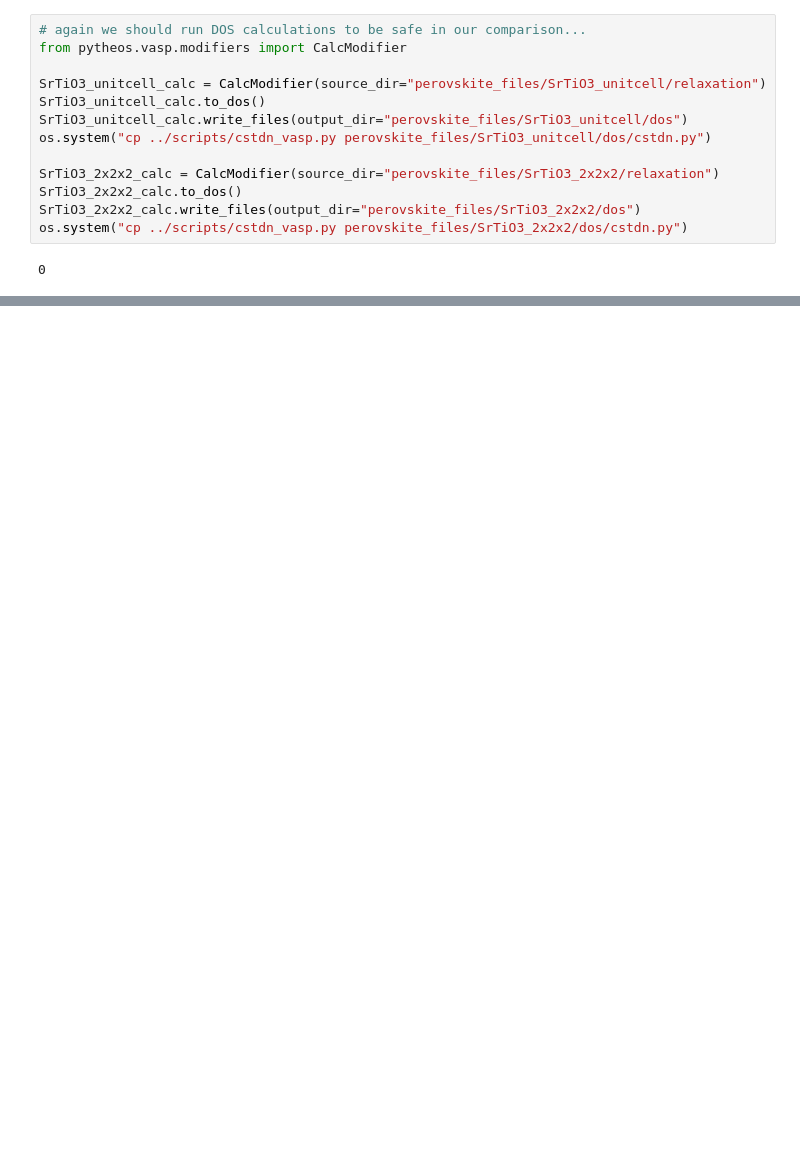
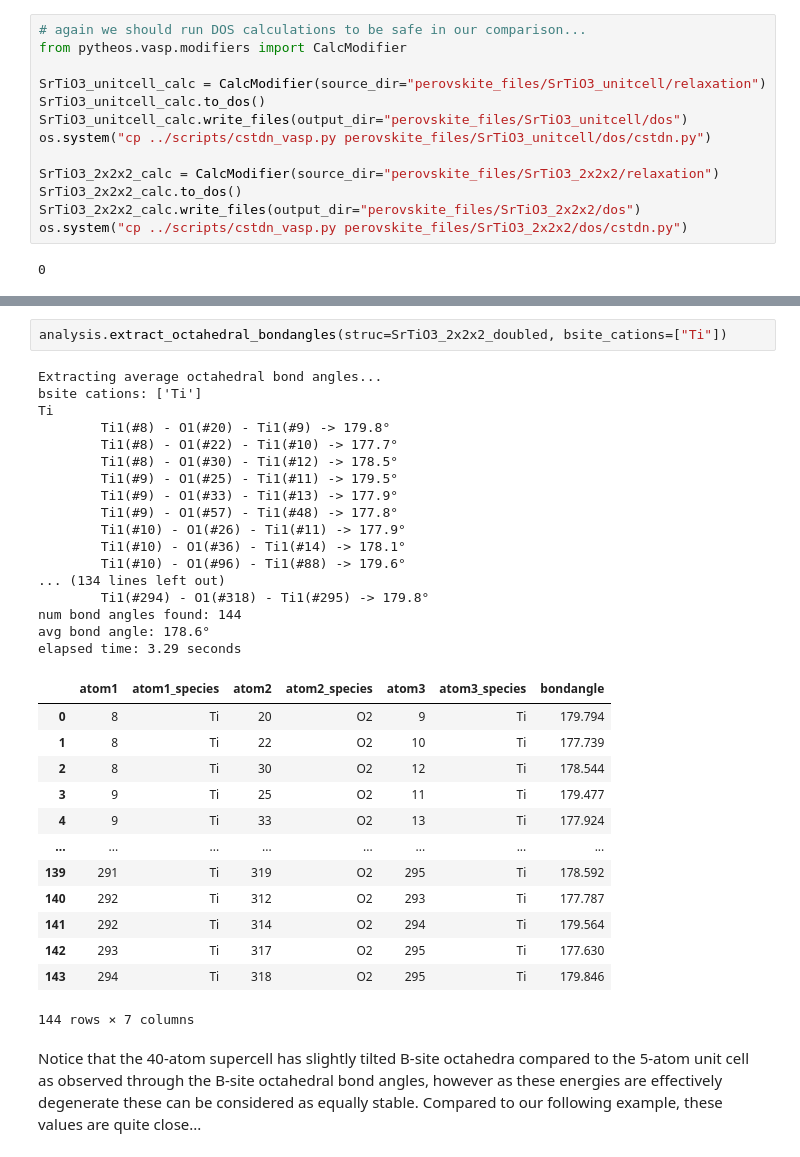
Before and after one commit to jsivak7/pytheos, a Jupyter notebook: examples/perovskite_symmetry_breaking.ipynb, the cells around one changed output, grey strips where cells are left out. Saved outputs shown, nothing was run; the diff lists cells and outputs as text; blank space fills up the shorter version.

```diff
--- a/examples/perovskite_symmetry_breaking.ipynb
+++ b/examples/perovskite_symmetry_breaking.ipynb
@@ -132,0 +175,35 @@ Index: []
+# %%
+analysis.extract_octahedral_bondangles(struc=SrTiO3_2x2x2_doubled, bsite_cations=["Ti"])
+# %% [output]
+Extracting average octahedral bond angles...
+bsite cations: ['Ti']
+Ti
+        Ti1(#8) - O1(#20) - Ti1(#9) -> 179.8°
+        Ti1(#8) - O1(#22) - Ti1(#10) -> 177.7°
+        Ti1(#8) - O1(#30) - Ti1(#12) -> 178.5°
+        Ti1(#9) - O1(#25) - Ti1(#11) -> 179.5°
+        Ti1(#9) - O1(#33) - Ti1(#13) -> 177.9°
+        Ti1(#9) - O1(#57) - Ti1(#48) -> 177.8°
+        Ti1(#10) - O1(#26) - Ti1(#11) -> 177.9°
+        Ti1(#10) - O1(#36) - Ti1(#14) -> 178.1°
+        Ti1(#10) - O1(#96) - Ti1(#88) -> 179.6°
+... (134 lines left out)
+        Ti1(#294) - O1(#318) - Ti1(#295) -> 179.8°
+num bond angles found: 144
+avg bond angle: 178.6°
+elapsed time: 3.29 seconds
+|  | atom1 | atom1_species | atom2 | atom2_species | atom3 | atom3_species | bondangle |
+| 0 | 8 | Ti | 20 | O2 | 9 | Ti | 179.794 |
+| 1 | 8 | Ti | 22 | O2 | 10 | Ti | 177.739 |
+| 2 | 8 | Ti | 30 | O2 | 12 | Ti | 178.544 |
+| 3 | 9 | Ti | 25 | O2 | 11 | Ti | 179.477 |
+| 4 | 9 | Ti | 33 | O2 | 13 | Ti | 177.924 |
+| ... | ... | ... | ... | ... | ... | ... | ... |
+| 139 | 291 | Ti | 319 | O2 | 295 | Ti | 178.592 |
+| 140 | 292 | Ti | 312 | O2 | 293 | Ti | 177.787 |
+| 141 | 292 | Ti | 314 | O2 | 294 | Ti | 179.564 |
+| 142 | 293 | Ti | 317 | O2 | 295 | Ti | 177.630 |
+| 143 | 294 | Ti | 318 | O2 | 295 | Ti | 179.846 |
+144 rows × 7 columns
+# %% [markdown]
+Notice that the 40-atom supercell has slightly tilted B-site octahedra compared to the 5-atom unit cell as observed through the B-site octahedral bond angles, however as these energies are effectively degenerate these can be considered as equally stable. Compared to our following example, these values are quite close...
```
Also changed, not shown: parts of 13 cells of this notebook, 51 other files.
